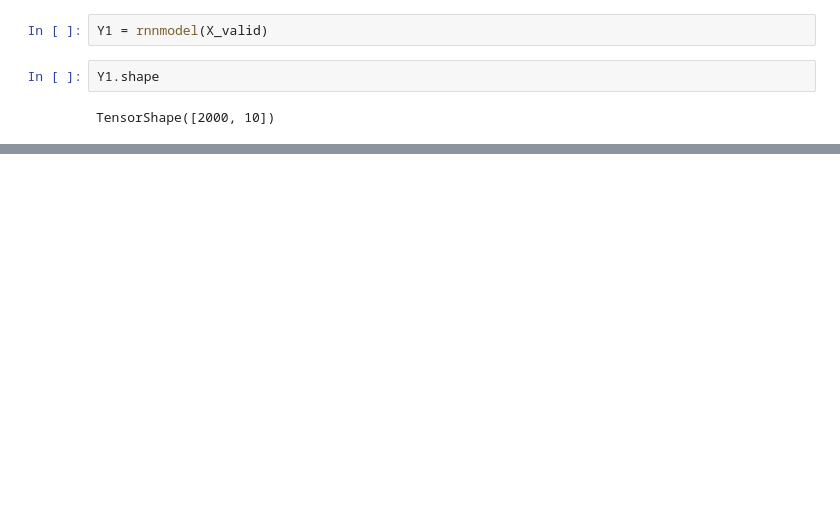
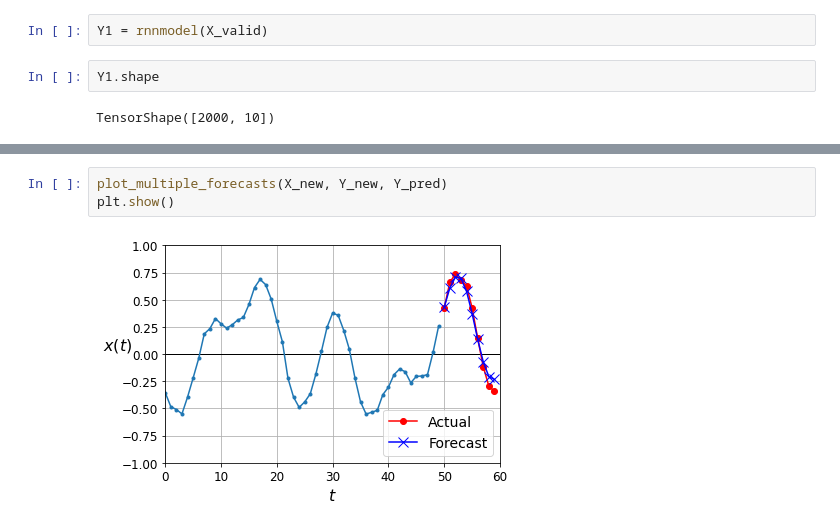
Before and after one commit to mehrotrasan16/Keras-Deep-Learning, a Jupyter notebook: univariate_time_series_multi_step.ipynb, the cells around one changed output, grey strips where cells are left out. Cells and saved outputs as stored; diff of their text form; blank space fills up the shorter version.

```diff
--- a/univariate_time_series_multi_step.ipynb
+++ b/univariate_time_series_multi_step.ipynb
@@ -182,0 +185,5 @@ TensorShape([2000, 10])
+# %%
+plot_multiple_forecasts(X_new, Y_new, Y_pred)
+plt.show()
+# %% [output]
+[figure, added]
```
Also changed, not shown: parts of 11 cells of this notebook.
